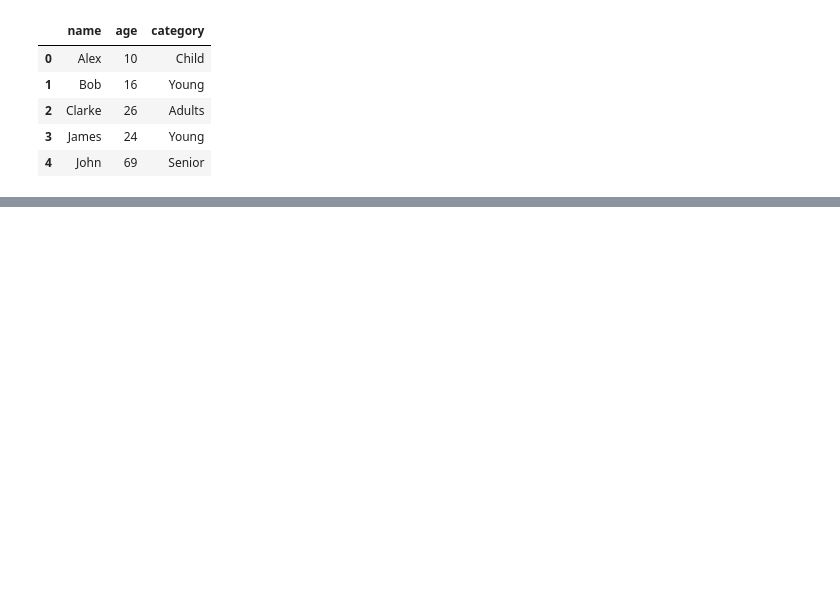
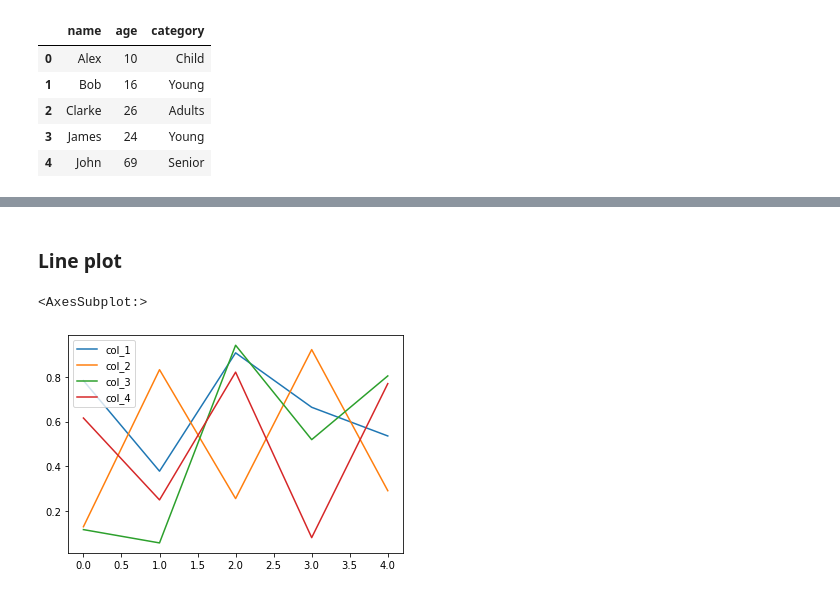
Before and after one commit to dev-SR/machine-learning, a Jupyter notebook: 01pandas/pandas.ipynb, the cells around one changed output, grey strips where cells are left out. Saved outputs shown, nothing was run; the diff lists cells and outputs as text; code cells hidden in the pictures; blank space fills up the shorter version.

```diff
--- a/01pandas/pandas.ipynb
+++ b/01pandas/pandas.ipynb
@@ -2920,0 +3212,3 @@ df
+# %%
+df = pd.DataFrame(np.random.rand(5, 4), columns=('col_1', 'col_2', 'col_3', 'col_4'))
+df
@@ -2920,0 +3222,7 @@ df
+# %% [markdown]
+### Line plot
+# %%
+df.plot()
+# %% [output]
+<AxesSubplot:>
+[figure, added]
```
Also changed, not shown: parts of 222 cells of this notebook, 20 other files.
